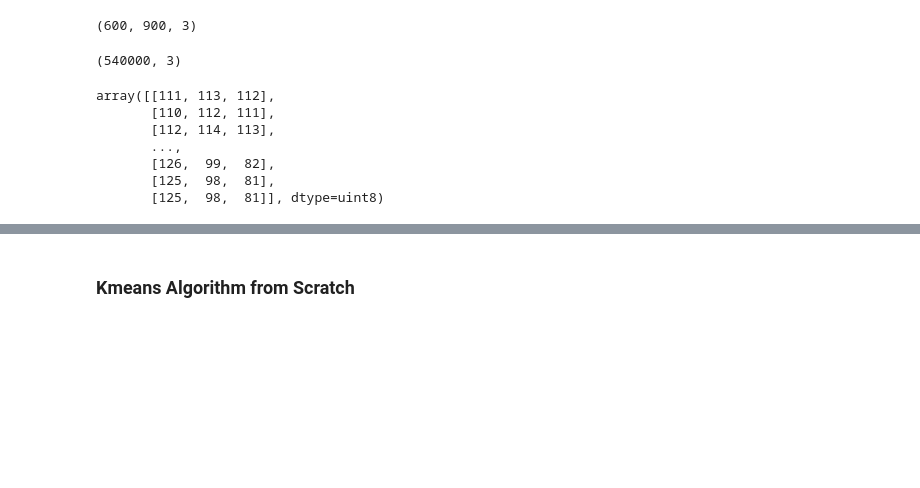
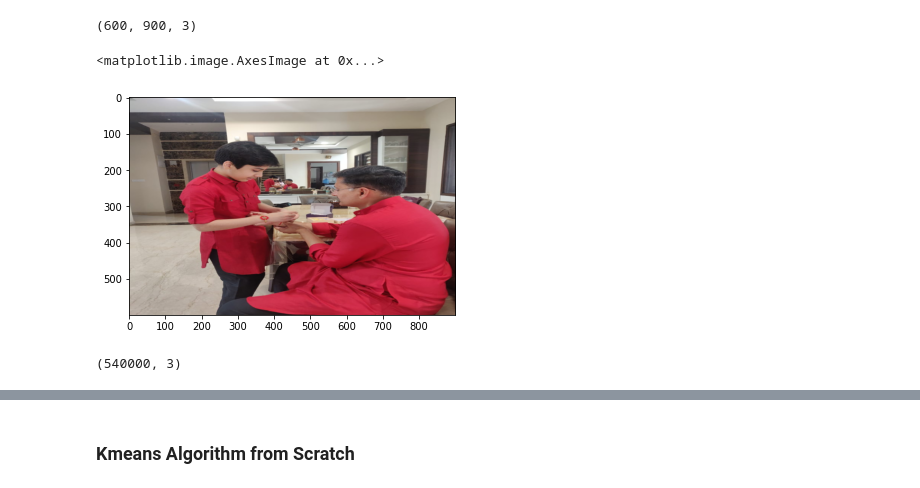
Before and after one commit to ayushabrol13/Color-Detector-and-Differentiator, a Jupyter notebook: color_detect.ipynb, the cells around one changed output, grey strips where cells are left out. Saved outputs shown, nothing was run; the diff lists cells and outputs as text; code cells hidden in the pictures; blank space fills up the shorter version.

```diff
--- a/color_detect.ipynb
+++ b/color_detect.ipynb
@@ -35,4 +44,9 @@ img = cv2.resize(raw_img, (900, 600), interpolation=cv2.INTER_AREA)
 img.shape
 # %% [output]
 (600, 900, 3)
+# %%
+plt.imshow(img)
+# %% [output]
+<matplotlib.image.AxesImage at 0x...>
+[figure, added]
 # %%
@@ -41,12 +55,2 @@ img.shape
 # %% [output]
 (540000, 3)
-# %%
-img
-# %% [output]
-array([[111, 113, 112],
-       [110, 112, 111],
-       [112, 114, 113],
-       ...,
-       [126,  99,  82],
-       [125,  98,  81],
-       [125,  98,  81]], dtype=uint8)
```
Also changed, not shown: parts of 22 cells of this notebook.
